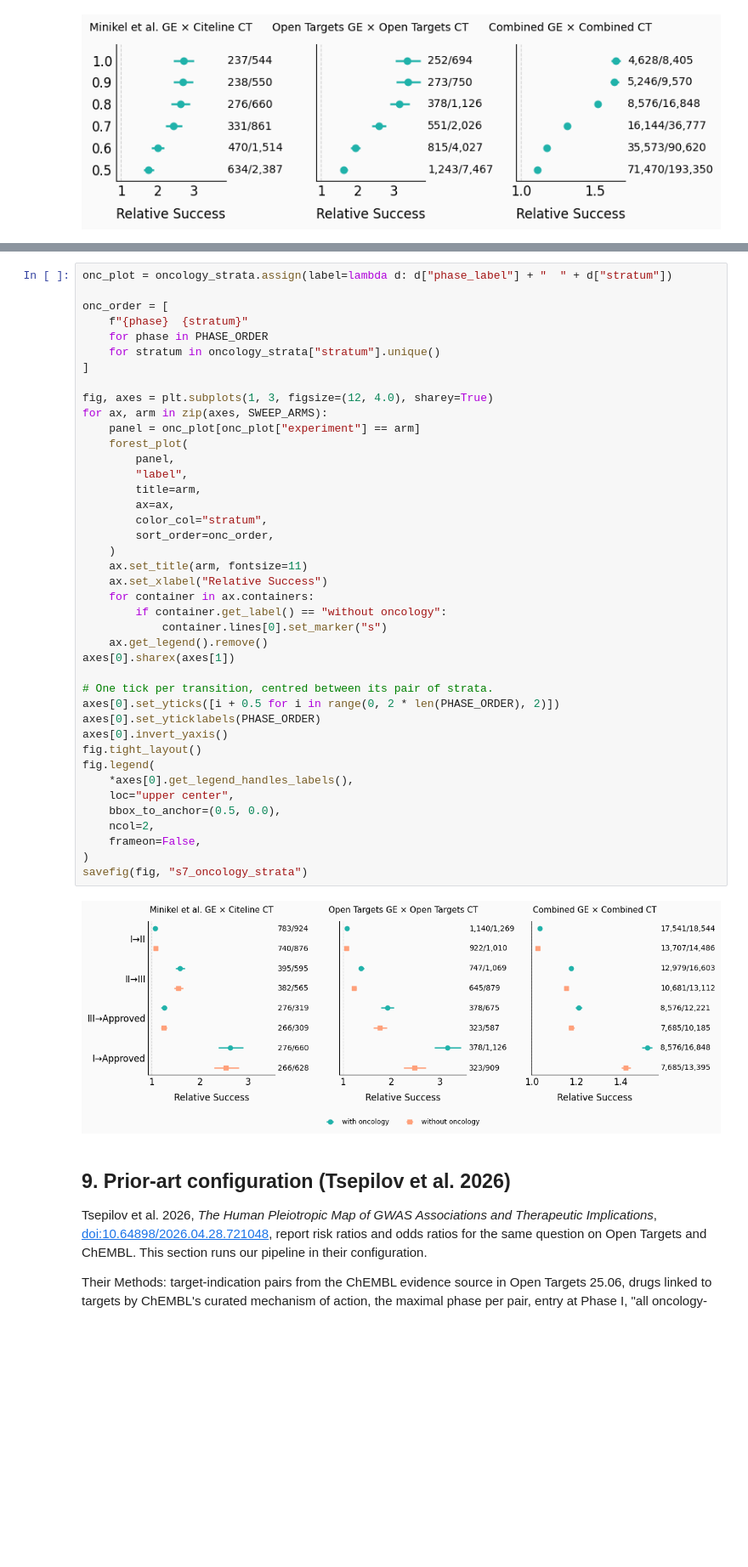
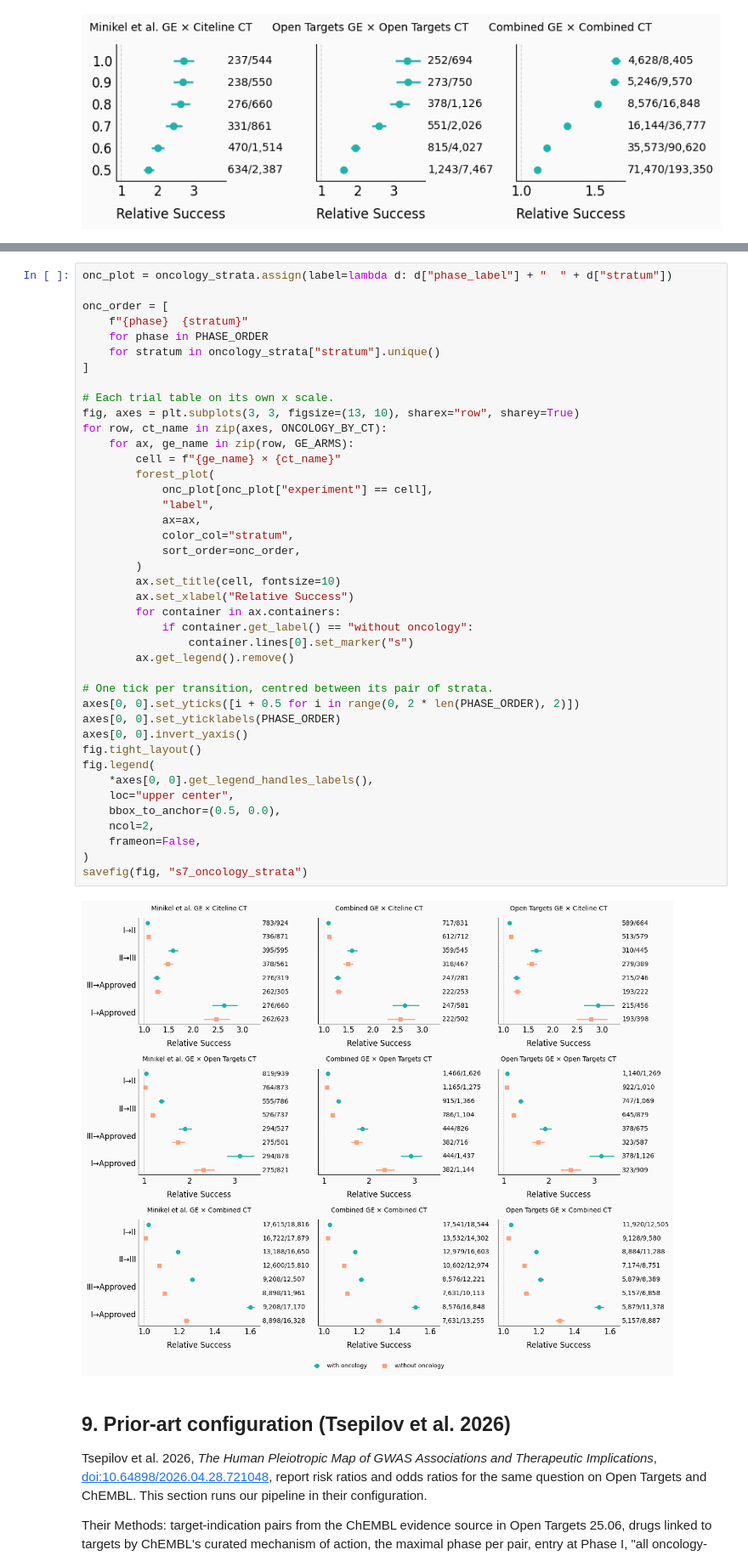
Before and after one commit to gero-science/ct-validation, a Jupyter notebook: notebooks/benchmark.ipynb, the cells around one changed output, grey strips where cells are left out. Shown at 85% size. Drawn from its saved outputs; the diff is of its cells as text; blank space fills up the shorter version.

Commit message:
Define oncology as MeSH C04 or the EFO neoplasm branch and stratify all nine cells

```diff
--- a/notebooks/benchmark.ipynb
+++ b/notebooks/benchmark.ipynb
@@ -1398,46 +1450,46 @@ Oncology: 3,331 EFO terms below EFO:0000616
 # %%
 onc_plot = oncology_strata.assign(label=lambda d: d["phase_label"] + "  " + d["stratum"])
 
 onc_order = [
     f"{phase}  {stratum}"
     for phase in PHASE_ORDER
     for stratum in oncology_strata["stratum"].unique()
 ]
 
-fig, axes = plt.subplots(1, 3, figsize=(12, 4.0), sharey=True)
-for ax, arm in zip(axes, SWEEP_ARMS):
-    panel = onc_plot[onc_plot["experiment"] == arm]
-    forest_plot(
-        panel,
-        "label",
-        title=arm,
-        ax=ax,
-        color_col="stratum",
-        sort_order=onc_order,
-    )
-    ax.set_title(arm, fontsize=11)
-    ax.set_xlabel("Relative Success")
-    for container in ax.containers:
-        if container.get_label() == "without oncology":
-            container.lines[0].set_marker("s")
-    ax.get_legend().remove()
-axes[0].sharex(axes[1])
+# Each trial table on its own x scale.
+fig, axes = plt.subplots(3, 3, figsize=(13, 10), sharex="row", sharey=True)
+for row, ct_name in zip(axes, ONCOLOGY_BY_CT):
+    for ax, ge_name in zip(row, GE_ARMS):
+        cell = f"{ge_name} × {ct_name}"
+        forest_plot(
+            onc_plot[onc_plot["experiment"] == cell],
+            "label",
+            ax=ax,
+            color_col="stratum",
+            sort_order=onc_order,
+        )
+        ax.set_title(cell, fontsize=10)
+        ax.set_xlabel("Relative Success")
+        for container in ax.containers:
+            if container.get_label() == "without oncology":
+                container.lines[0].set_marker("s")
+        ax.get_legend().remove()
 
 # One tick per transition, centred between its pair of strata.
-axes[0].set_yticks([i + 0.5 for i in range(0, 2 * len(PHASE_ORDER), 2)])
-axes[0].set_yticklabels(PHASE_ORDER)
-axes[0].invert_yaxis()
+axes[0, 0].set_yticks([i + 0.5 for i in range(0, 2 * len(PHASE_ORDER), 2)])
+axes[0, 0].set_yticklabels(PHASE_ORDER)
+axes[0, 0].invert_yaxis()
 fig.tight_layout()
 fig.legend(
-    *axes[0].get_legend_handles_labels(),
+    *axes[0, 0].get_legend_handles_labels(),
     loc="upper center",
     bbox_to_anchor=(0.5, 0.0),
     ncol=2,
     frameon=False,
 )
 savefig(fig, "s7_oncology_strata")
 # %% [output]
-[figure, old version]
+[figure, new version]
 # %% [markdown]
 ## 9. Prior-art configuration (Tsepilov et al. 2026)
 
```
Also changed, not shown: parts of 3 cells of this notebook, 4 other files.
